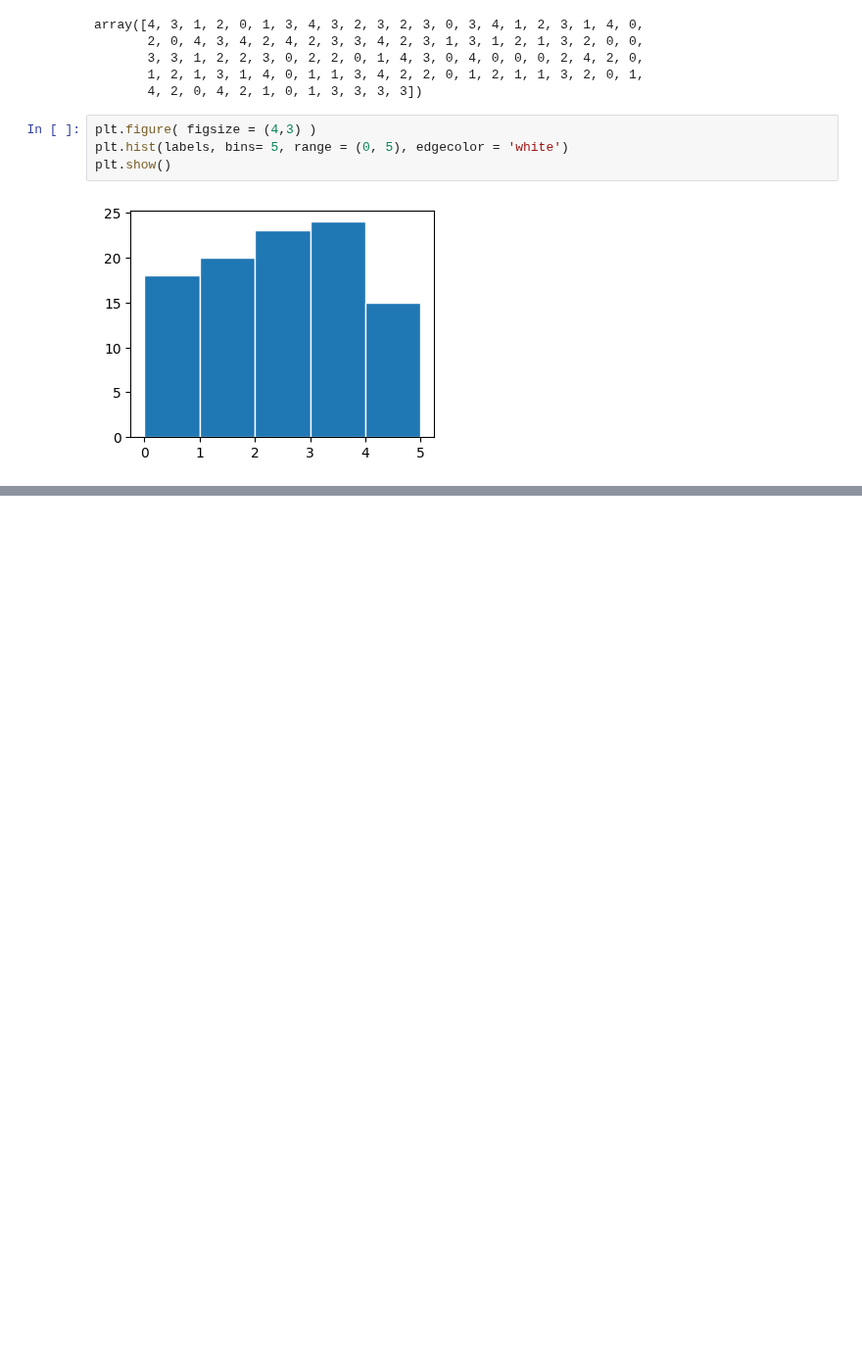
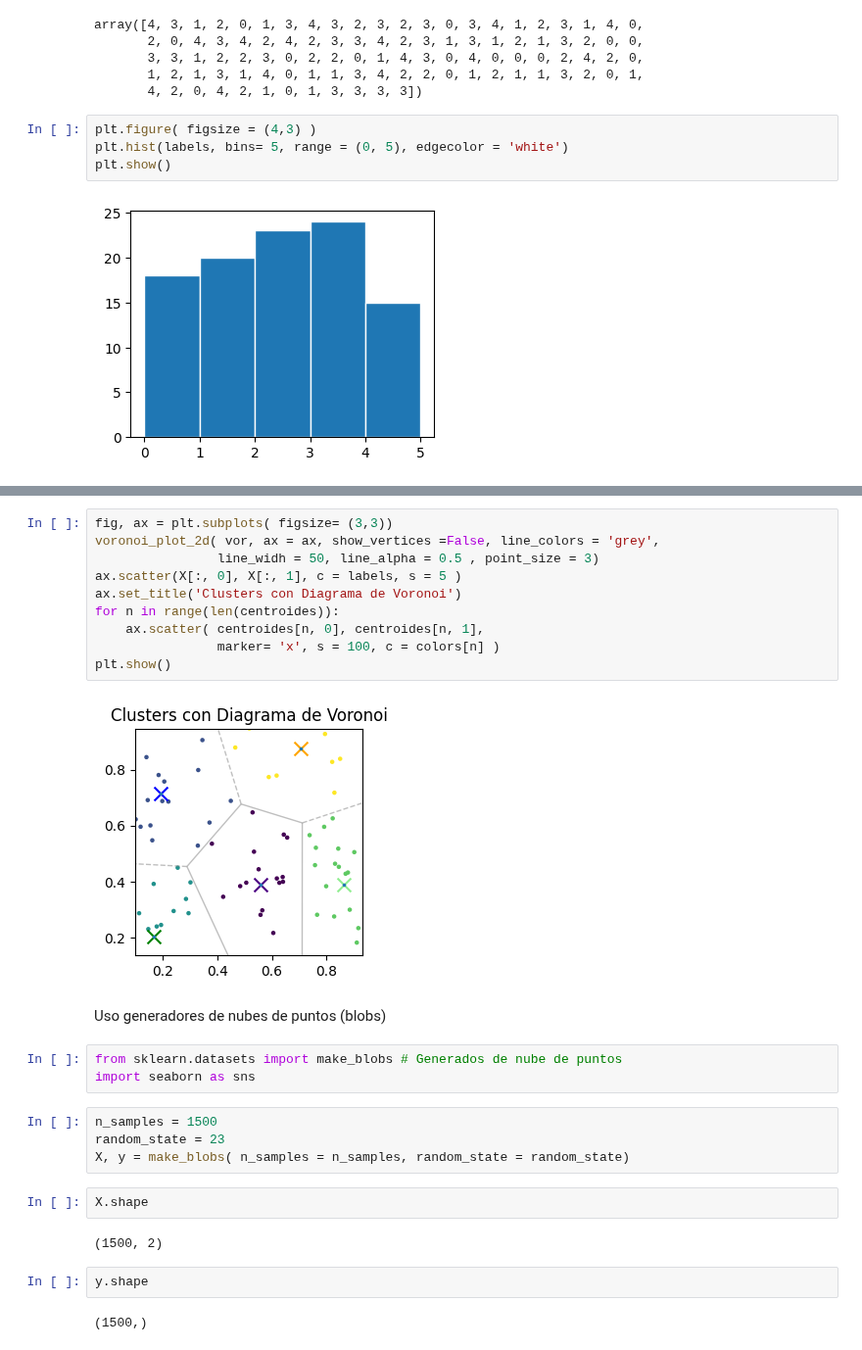
Before and after one commit to JhonZafra/Statistic_Concepts, a Jupyter notebook: SemanaXII/K-MeansClustering.ipynb, the cells around one changed output, grey strips where cells are left out. Shown at 98% size. Cells and saved outputs as stored; diff of their text form; blank space fills up the shorter version.

```diff
--- a/SemanaXII/K-MeansClustering.ipynb
+++ b/SemanaXII/K-MeansClustering.ipynb
@@ -82,0 +106,29 @@ plt.show()
+# %%
+fig, ax = plt.subplots( figsize= (3,3))
+voronoi_plot_2d( vor, ax = ax, show_vertices =False, line_colors = 'grey',
+                line_widh = 50, line_alpha = 0.5 , point_size = 3)
+ax.scatter(X[:, 0], X[:, 1], c = labels, s = 5 )
+ax.set_title('Clusters con Diagrama de Voronoi')
+for n in range(len(centroides)):
+    ax.scatter( centroides[n, 0], centroides[n, 1],
+                marker= 'x', s = 100, c = colors[n] )
+plt.show()
+# %% [output]
+[figure, added]
+# %% [markdown]
+Uso generadores de nubes de puntos (blobs)
+# %%
+from sklearn.datasets import make_blobs # Generados de nube de puntos
+import seaborn as sns
+# %%
+n_samples = 1500
+random_state = 23
+X, y = make_blobs( n_samples = n_samples, random_state = random_state)
+# %%
+X.shape
+# %% [output]
+(1500, 2)
+# %%
+y.shape
+# %% [output]
+(1500,)
```
Also changed, not shown: parts of 20 cells of this notebook, 1 other file.
